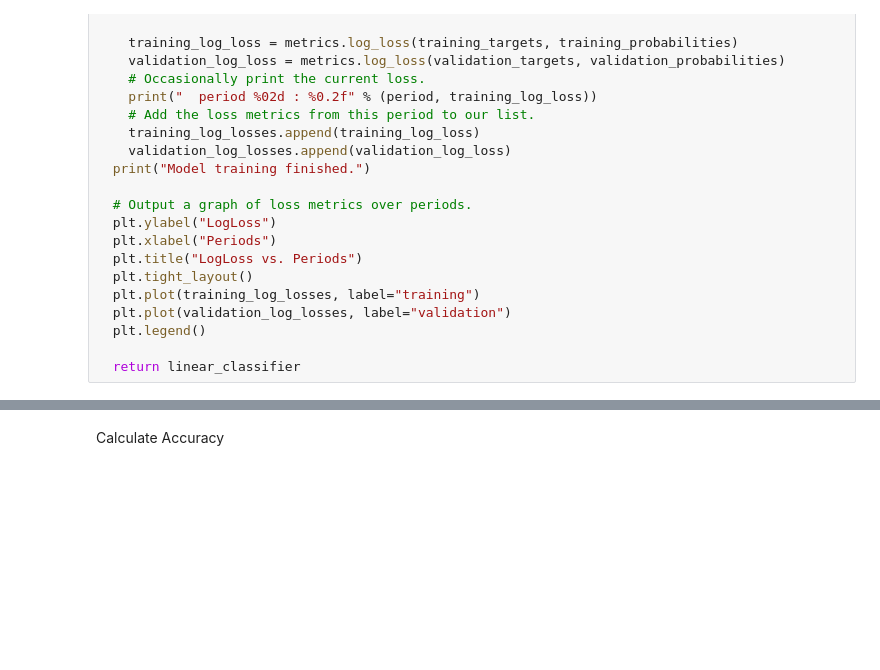
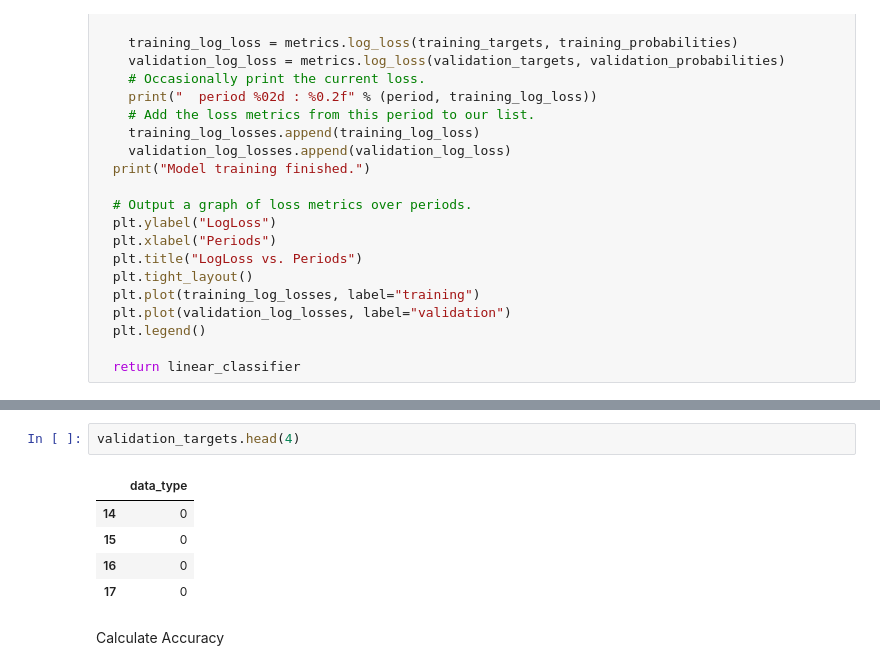
Before and after one commit to SahanaRaghu/ML, a Jupyter notebook: data_classification.ipynb, the cells around one changed output, grey strips where cells are left out. Cells and saved outputs as stored; diff of their text form; blank space fills up the shorter version.

```diff
--- a/data_classification.ipynb
+++ b/data_classification.ipynb
@@ -278,3 +301,11 @@ Model training finished.
+# %%
+validation_targets.head(4)
+# %% [output]
+|  | data_type |
+| 14 | 0 |
+| 15 | 0 |
+| 16 | 0 |
+| 17 | 0 |
 # %% [markdown]
 Calculate Accuracy
 # %%
```
Also changed, not shown: parts of 8 cells of this notebook.
